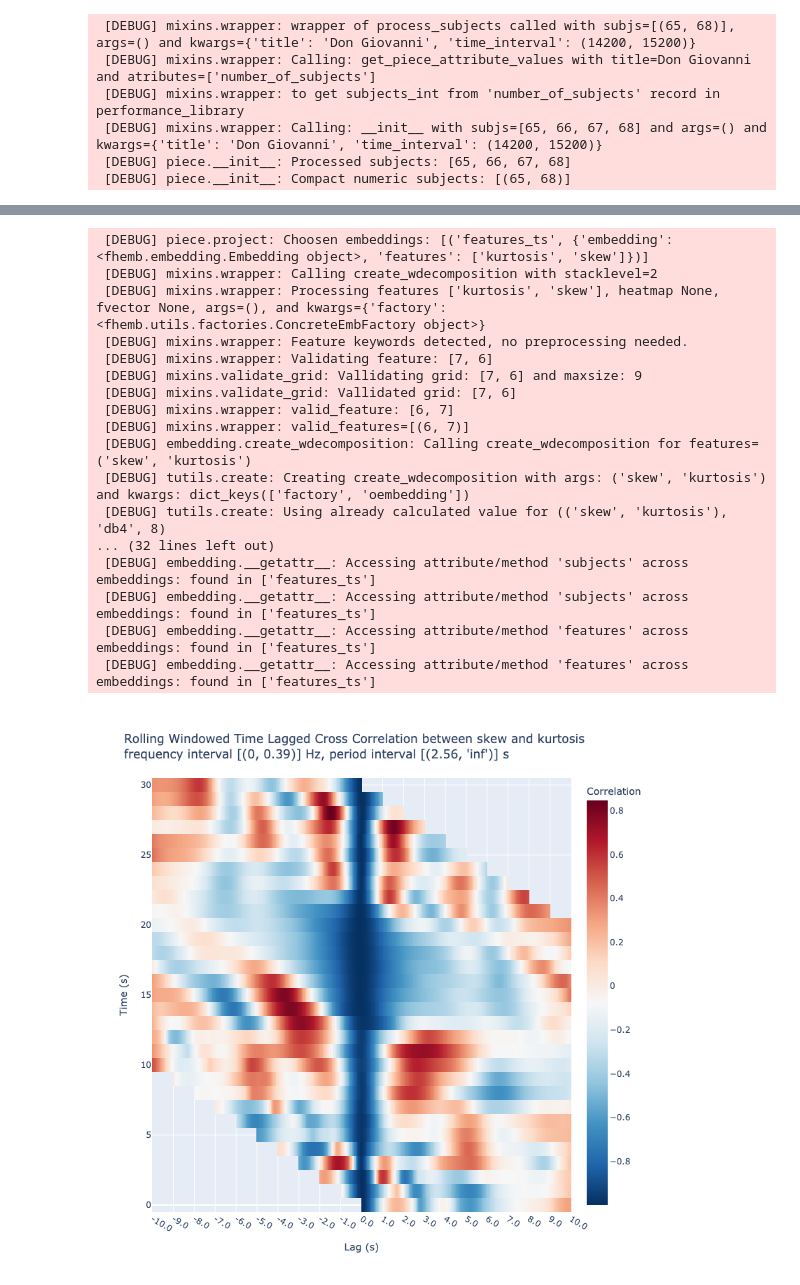
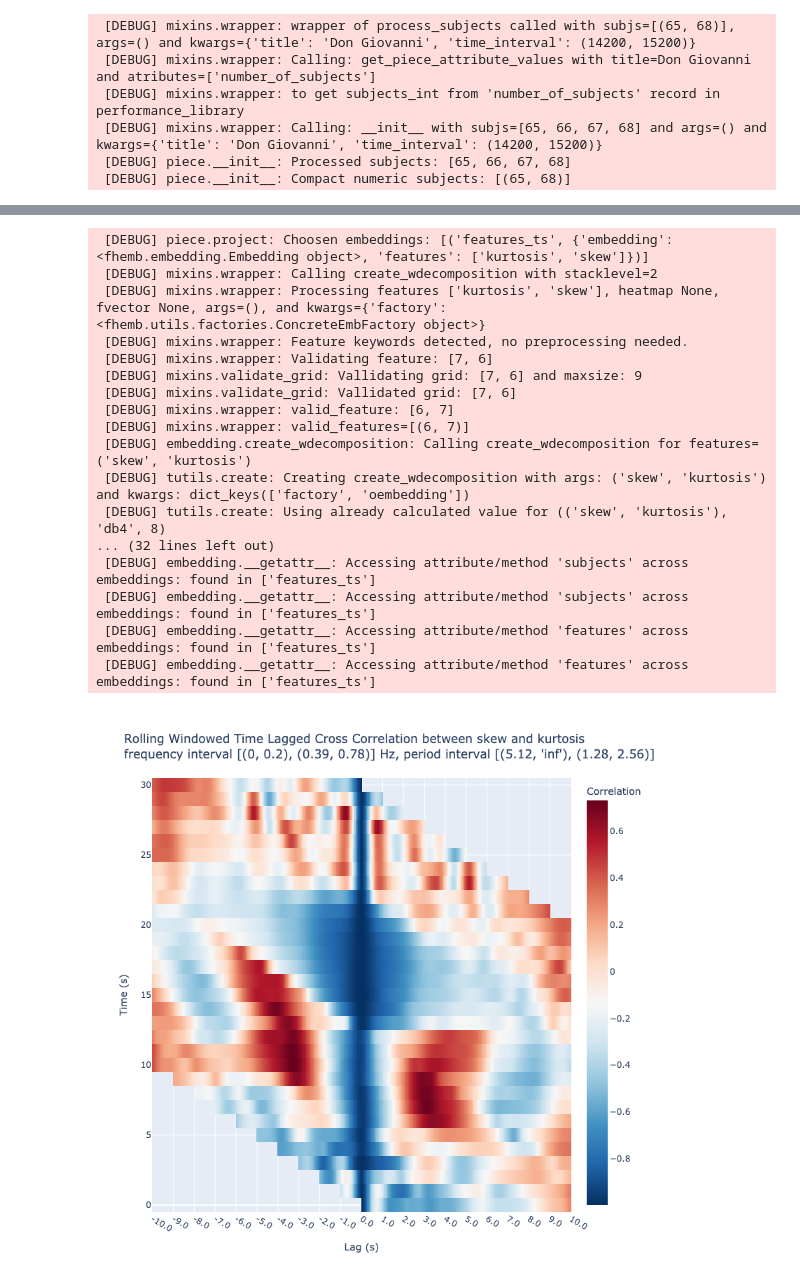
Before and after one commit to rdned/nbdev_fhemb, a Jupyter notebook: nbs/tfreq.ipynb, the cells around one changed output, grey strips where cells are left out. Drawn from its saved outputs; the diff is of its cells as text; code cells hidden in the pictures.

```diff
--- a/nbs/tfreq.ipynb
+++ b/nbs/tfreq.ipynb
@@ -256,39 +275,39 @@ dg0.face_t.project(features=['skew'], subjs=[65], fbands=[0,1,2], wdfactory=wfac
 (<Figure size 1200x200 with 1 Axes>,
  [<Axes: title={'center': "subj65: Frequency interval [(0, 0.2)] Hz, period interval [(5.12, 'inf')] s"}>])
 # %%
-#| eval: false
+
 
 dg0.face_t.project(
     subjs=[65],
     features=['kurtosis', 'skew'],
-    fbands=[0,1,2,3],
+    fbands=[0,1,2,4],
     wdfactory=wfactory('db4',8),
     pcfactory=pca2,
 ).plot_lagged_correlations(
     twin=250,
     step=25,
     max_lag=250,
     n_jobs=8
 )
 # %% [output]
  [DEBUG] piece.project: Choosen embeddings: [('features_ts', {'embedding': <fhemb.embedding.Embedding object>, 'features': ['kurtosis', 'skew']})]
  [DEBUG] mixins.wrapper: Calling create_wdecomposition with stacklevel=2
  [DEBUG] mixins.wrapper: Processing features ['kurtosis', 'skew'], heatmap None, fvector None, args=(), and kwargs={'factory': <fhemb.utils.factories.ConcreteEmbFactory object>}
  [DEBUG] mixins.wrapper: Feature keywords detected, no preprocessing needed.
  [DEBUG] mixins.wrapper: Validating feature: [7, 6]
  [DEBUG] mixins.validate_grid: Vallidating grid: [7, 6] and maxsize: 9
  [DEBUG] mixins.validate_grid: Vallidated grid: [7, 6]
  [DEBUG] mixins.wrapper: valid_feature: [6, 7]
  [DEBUG] mixins.wrapper: valid_features=[(6, 7)]
  [DEBUG] embedding.create_wdecomposition: Calling create_wdecomposition for features=('skew', 'kurtosis')
  [DEBUG] tutils.create: Creating create_wdecomposition with args: ('skew', 'kurtosis') and kwargs: dict_keys(['factory', 'oembedding'])
  [DEBUG] tutils.create: Using already calculated value for (('skew', 'kurtosis'), 'db4', 8)
 ... (32 lines left out)
  [DEBUG] embedding.__getattr__: Accessing attribute/method 'subjects' across embeddings: found in ['features_ts']
  [DEBUG] embedding.__getattr__: Accessing attribute/method 'subjects' across embeddings: found in ['features_ts']
  [DEBUG] embedding.__getattr__: Accessing attribute/method 'features' across embeddings: found in ['features_ts']
  [DEBUG] embedding.__getattr__: Accessing attribute/method 'features' across embeddings: found in ['features_ts']
-[figure, old version]
+[figure, new version]
 # %%
 #| hide
 import nbdev; nbdev.nbdev_export()
```
Also changed, not shown: parts of 4 cells of this notebook, 3 other files.
